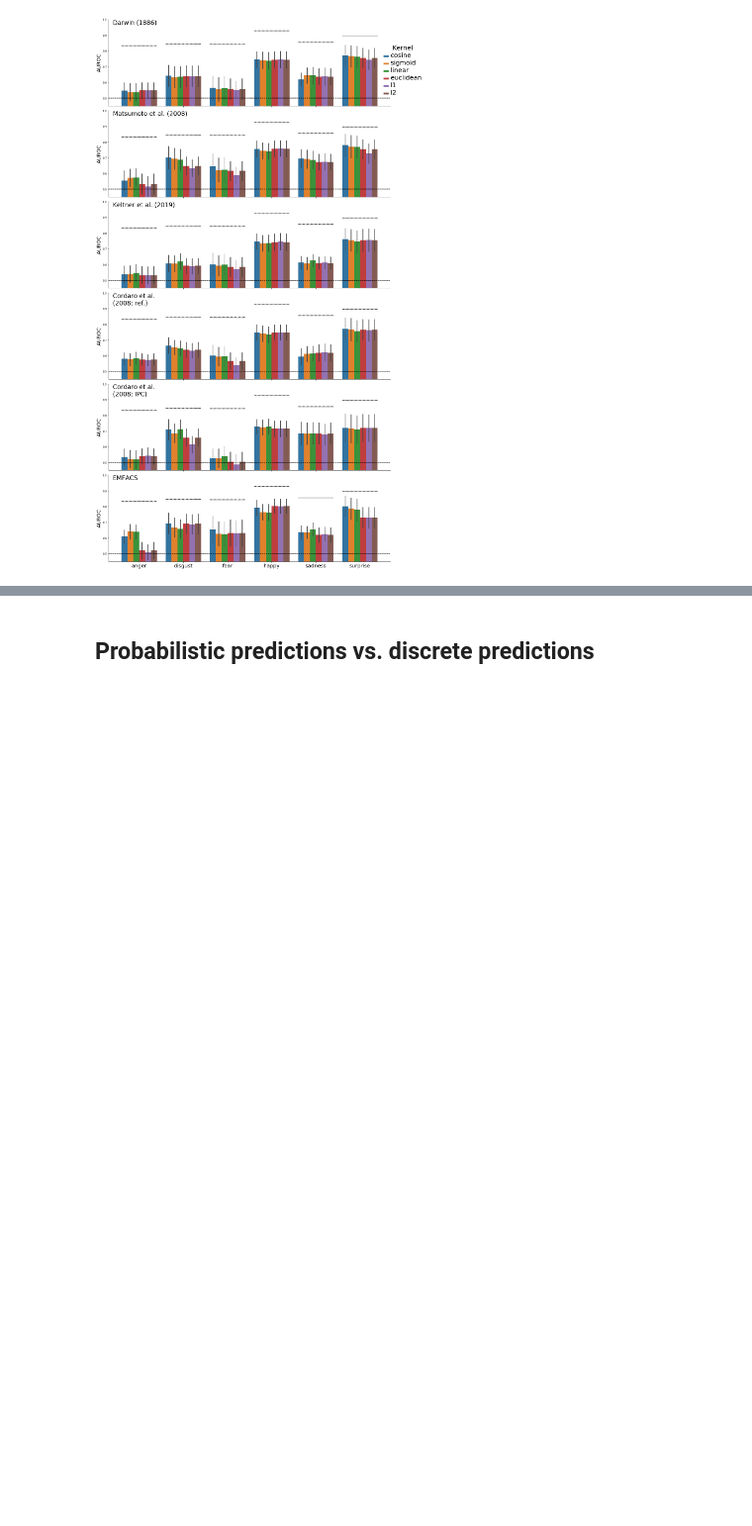
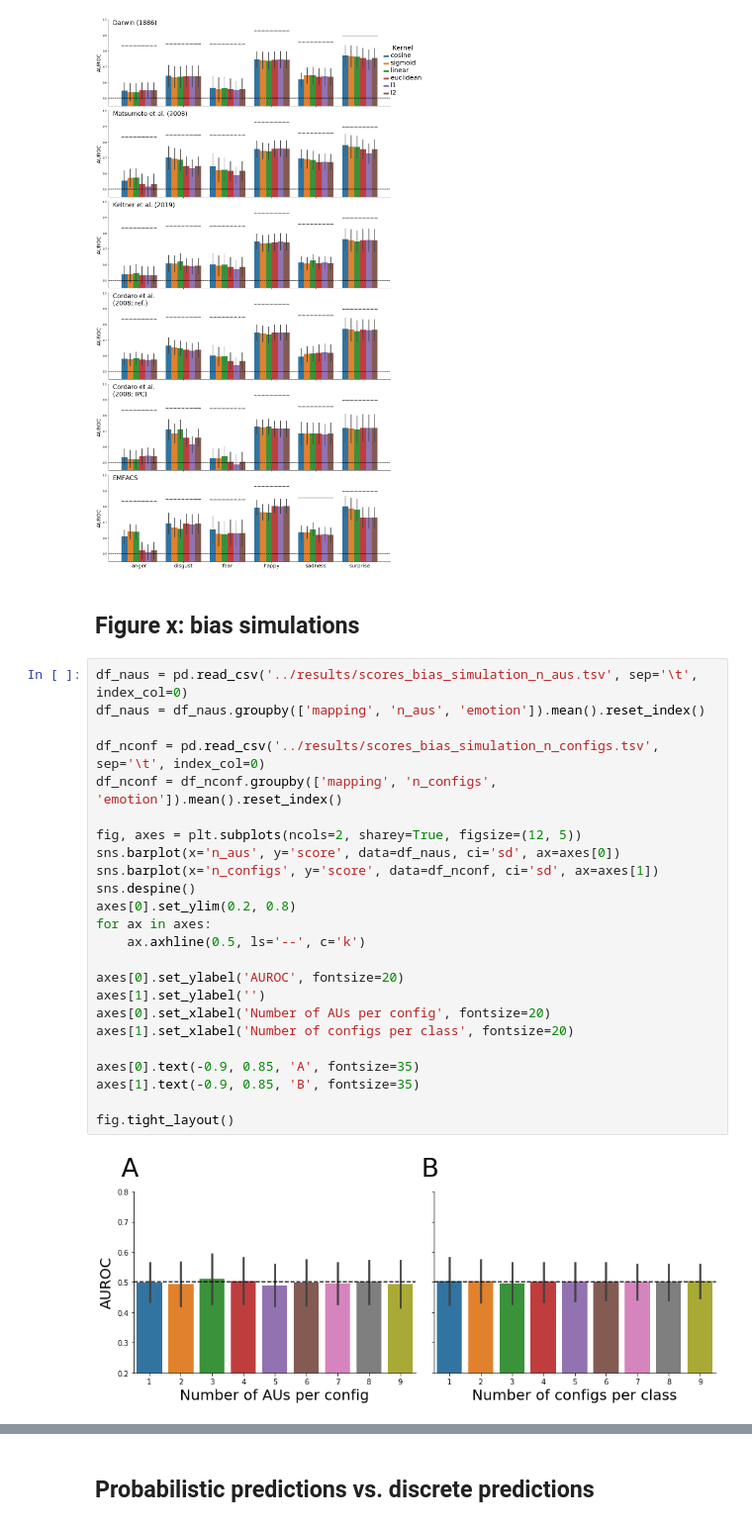
Before and after one commit to lukassnoek/hypothesis-kernel-analysis, a Jupyter notebook: notebooks/figures.ipynb, the cells around one changed output, grey strips where cells are left out. Shown at 99% size. Saved outputs shown, nothing was run; the diff lists cells and outputs as text; blank space fills up the shorter version.

```diff
--- a/notebooks/figures.ipynb
+++ b/notebooks/figures.ipynb
@@ -332,3 +332,31 @@ fig = plt.gcf()
 fig.tight_layout();
 # %% [output]
 [figure]
+# %% [markdown]
+## Figure x: bias simulations
+# %%
+df_naus = pd.read_csv('../results/scores_bias_simulation_n_aus.tsv', sep='\t', index_col=0)
+df_naus = df_naus.groupby(['mapping', 'n_aus', 'emotion']).mean().reset_index()
+
+df_nconf = pd.read_csv('../results/scores_bias_simulation_n_configs.tsv', sep='\t', index_col=0)
+df_nconf = df_nconf.groupby(['mapping', 'n_configs', 'emotion']).mean().reset_index()
+
+fig, axes = plt.subplots(ncols=2, sharey=True, figsize=(12, 5))
+sns.barplot(x='n_aus', y='score', data=df_naus, ci='sd', ax=axes[0])
+sns.barplot(x='n_configs', y='score', data=df_nconf, ci='sd', ax=axes[1])
+sns.despine()
+axes[0].set_ylim(0.2, 0.8)
+for ax in axes:
+    ax.axhline(0.5, ls='--', c='k')
+
+axes[0].set_ylabel('AUROC', fontsize=20)
+axes[1].set_ylabel('')
+axes[0].set_xlabel('Number of AUs per config', fontsize=20)
+axes[1].set_xlabel('Number of configs per class', fontsize=20)
+
+axes[0].text(-0.9, 0.85, 'A', fontsize=35)
+axes[1].text(-0.9, 0.85, 'B', fontsize=35)
+
+fig.tight_layout()
+# %% [output]
+[figure, added]
```
Also changed, not shown: parts of 2 cells of this notebook, 3 other files.
